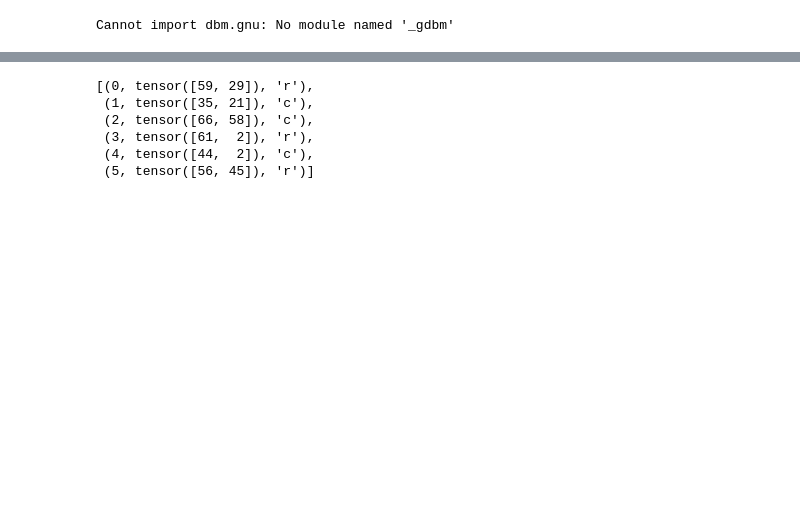
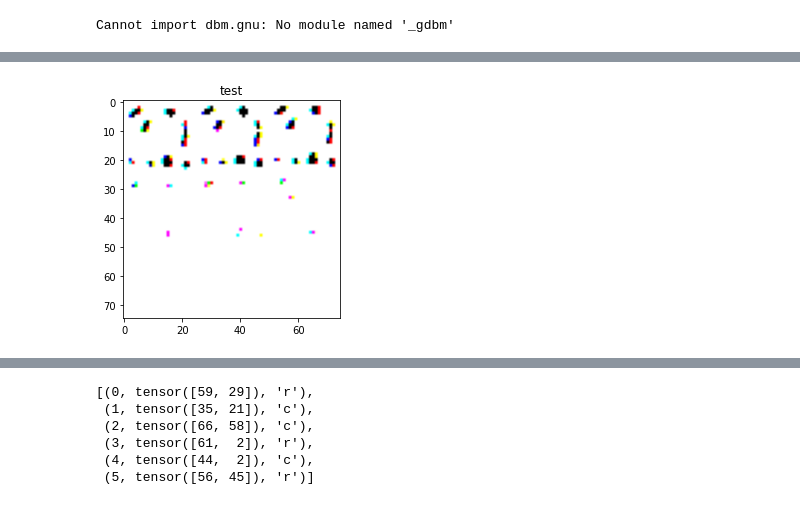
Before and after one commit to RyanMarten/BayesianVisualQuestionAnswering, a Jupyter notebook: ImageGenerator.ipynb, the cells around one changed output, grey strips where cells are left out. Drawn from its saved outputs; the diff is of its cells as text; code cells hidden in the pictures; blank space fills up the shorter version.

```diff
--- a/ImageGenerator.ipynb
+++ b/ImageGenerator.ipynb
@@ -90,0 +122,3 @@ tensor([255, 255, 255,  ..., 255, 255, 255], dtype=torch.uint8)
+# %%
+latent = vae.encoder(gt_trace["rendered_image"].transpose(2,0).unsqueeze(0))[0]
+latent
@@ -91,3 +137,8 @@ tensor([255, 255, 255,  ..., 255, 255, 255], dtype=torch.uint8)
+# %%
+decoded = vae.decoder(latent).view(3, 75, 75).detach() * 255
+plot_trace(decoded, "test")
+# %% [output]
+[figure, added]
 # %%
 model.forward()
 # %% [output]
```
Also changed, not shown: parts of 20 cells of this notebook, 2 other files.
